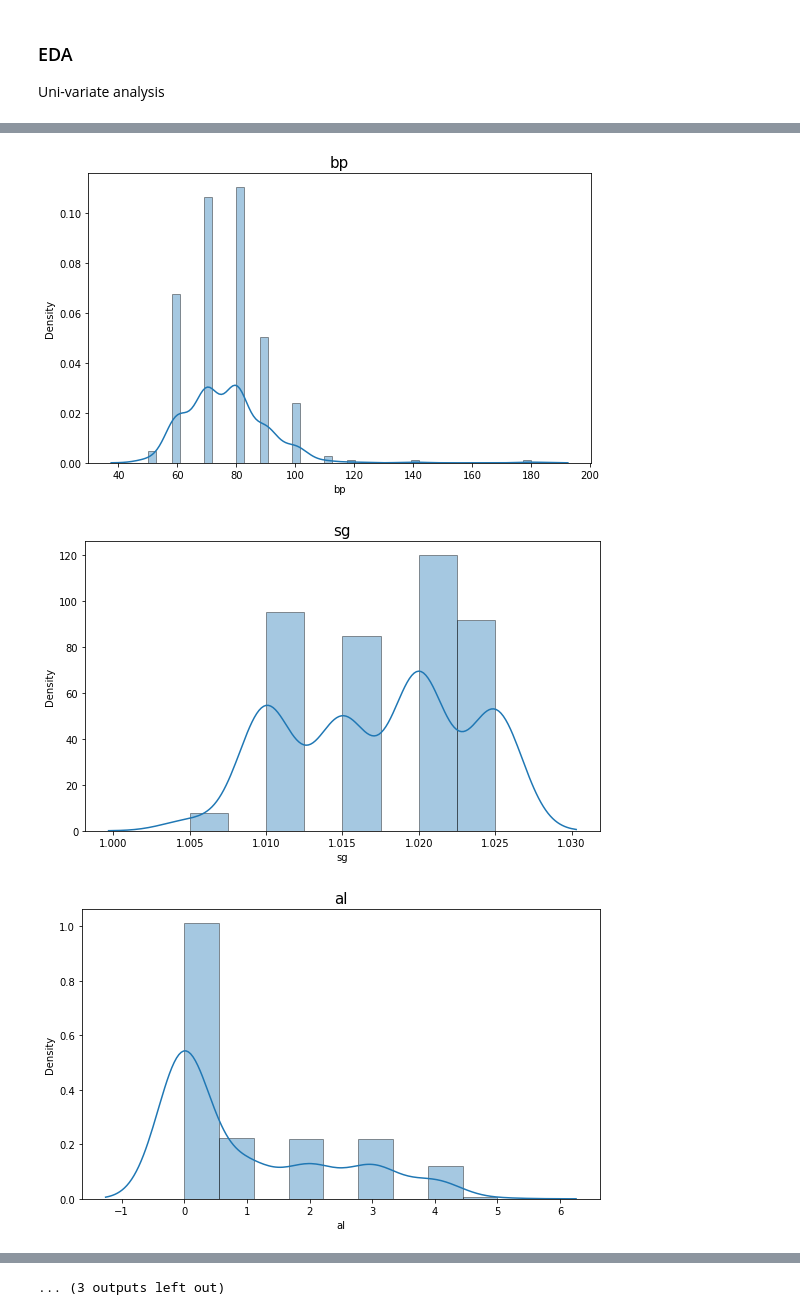
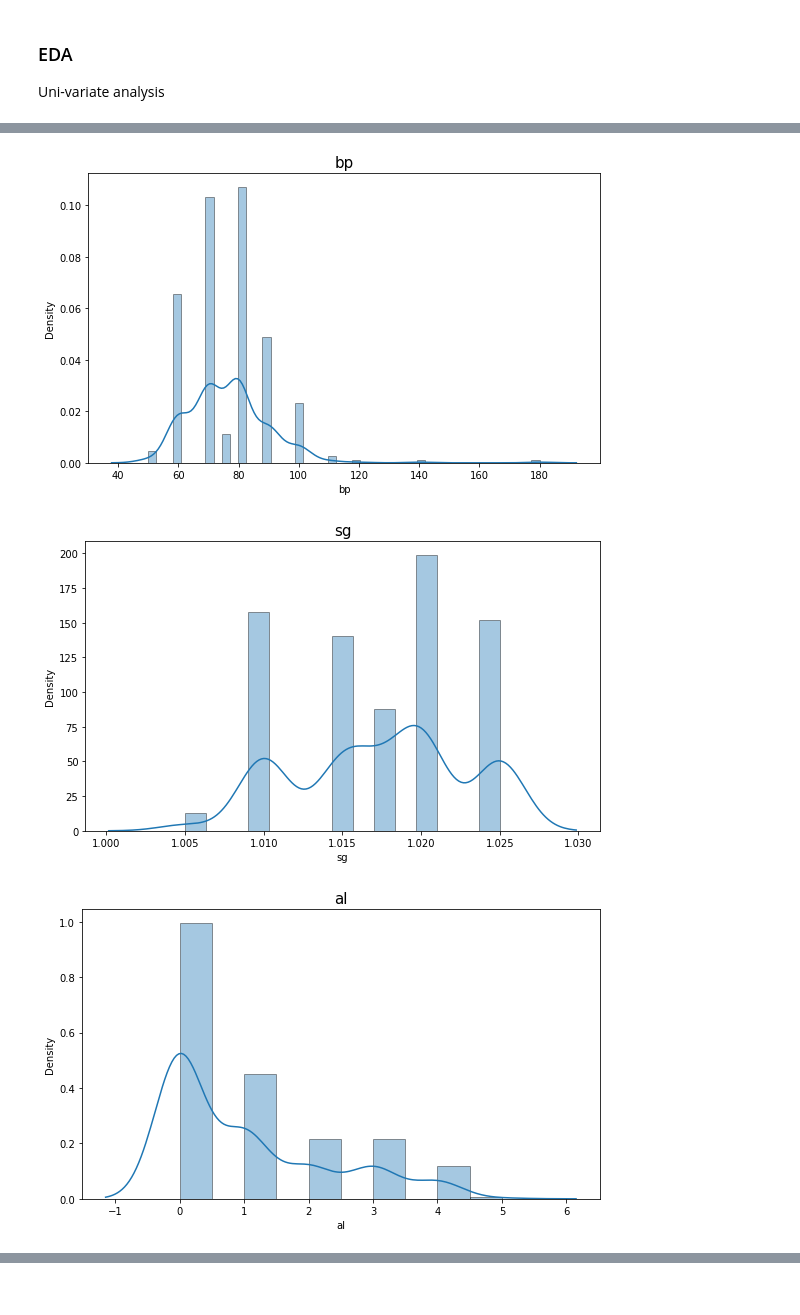
Before and after one commit to TaeMD/ML-projects, a Jupyter notebook: Predicting_CKD.ipynb, the cells around one changed output, grey strips where cells are left out. Saved outputs shown, nothing was run; the diff lists cells and outputs as text; code cells hidden in the pictures.

```diff
--- a/Predicting_CKD.ipynb
+++ b/Predicting_CKD.ipynb
@@ -662,7 +662,7 @@ title_font = {'family':'arial', 'size':15}
 
 for i in numeric_var:
   plt.figure(figsize=(8,5))
-  sns.distplot(df[i], hist_kws=dict(edgecolor='k'))
+  sns.distplot(df_new[i], hist_kws=dict(edgecolor='k'))
 
   plt.title(i, fontdict = title_font)
   plt.tight_layout()
@@ -673,3 +672,3 @@ WARNING:matplotlib.font_manager:findfont: Font family ['arial'] not found. Falli
-[figure, old version]
+[figure, new version]
-[figure, old version]
+[figure, new version]
-[figure, old version]
+[figure, new version]
@@ -683 +681,0 @@ WARNING:matplotlib.font_manager:findfont: Font family ['arial'] not found. Falli
-... (3 outputs left out)
```
Also changed, not shown: parts of 23 cells of this notebook.
